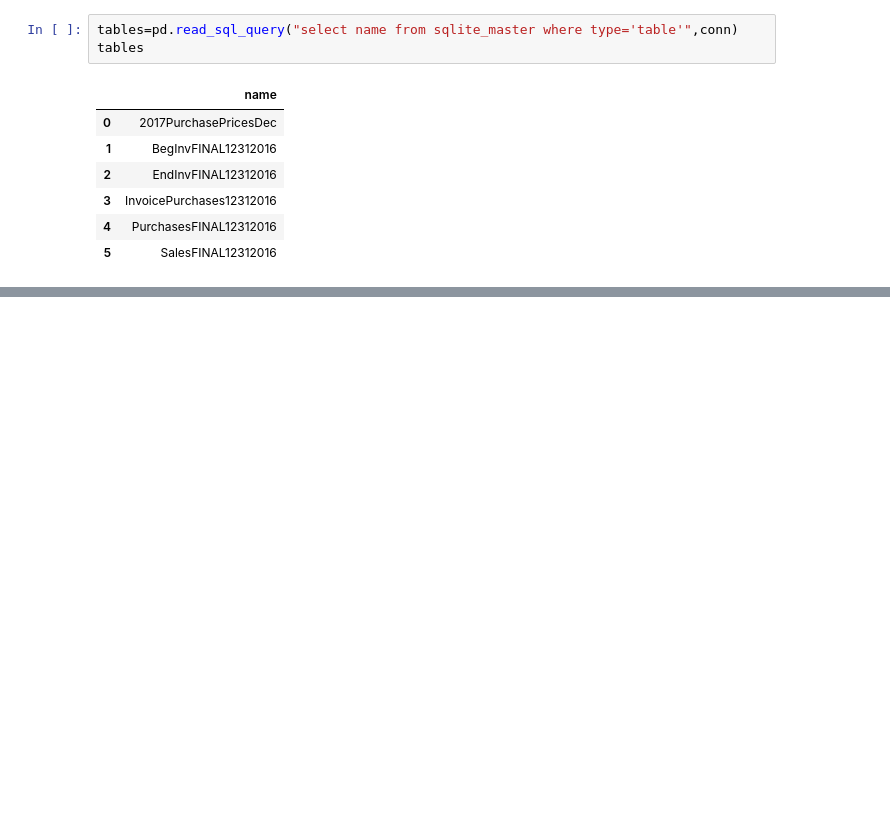
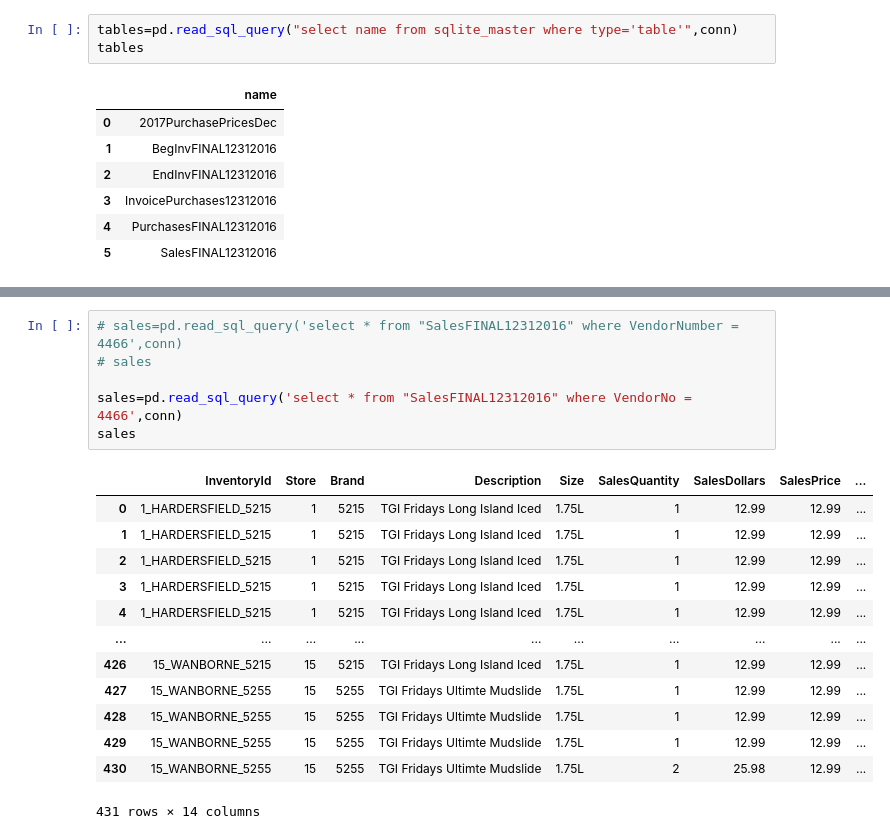
Before and after one commit to aqibfrz/DA_Vendor_Performance, a Jupyter notebook: EDA.ipynb, the cells around one changed output, grey strips where cells are left out. Saved outputs shown, nothing was run; the diff lists cells and outputs as text; blank space fills up the shorter version.

```diff
--- a/EDA.ipynb
+++ b/EDA.ipynb
@@ -98,0 +131,20 @@ purchase.groupby(['Brand','PurchasePrice'])[['Quantity','Dollars']].sum()
+# %%
+# sales=pd.read_sql_query('select * from "SalesFINAL12312016" where VendorNumber = 4466',conn)
+# sales
+
+sales=pd.read_sql_query('select * from "SalesFINAL12312016" where VendorNo = 4466',conn)
+sales
+# %% [output]
+|  | InventoryId | Store | Brand | Description | Size | SalesQuantity | SalesDollars | SalesPrice | ... |
+| 0 | 1_HARDERSFIELD_5215 | 1 | 5215 | TGI Fridays Long Island Iced | 1.75L | 1 | 12.99 | 12.99 | ... |
+| 1 | 1_HARDERSFIELD_5215 | 1 | 5215 | TGI Fridays Long Island Iced | 1.75L | 1 | 12.99 | 12.99 | ... |
+| 2 | 1_HARDERSFIELD_5215 | 1 | 5215 | TGI Fridays Long Island Iced | 1.75L | 1 | 12.99 | 12.99 | ... |
+| 3 | 1_HARDERSFIELD_5215 | 1 | 5215 | TGI Fridays Long Island Iced | 1.75L | 1 | 12.99 | 12.99 | ... |
+| 4 | 1_HARDERSFIELD_5215 | 1 | 5215 | TGI Fridays Long Island Iced | 1.75L | 1 | 12.99 | 12.99 | ... |
+| ... | ... | ... | ... | ... | ... | ... | ... | ... | ... |
+| 426 | 15_WANBORNE_5215 | 15 | 5215 | TGI Fridays Long Island Iced | 1.75L | 1 | 12.99 | 12.99 | ... |
+| 427 | 15_WANBORNE_5255 | 15 | 5255 | TGI Fridays Ultimte Mudslide | 1.75L | 1 | 12.99 | 12.99 | ... |
+| 428 | 15_WANBORNE_5255 | 15 | 5255 | TGI Fridays Ultimte Mudslide | 1.75L | 1 | 12.99 | 12.99 | ... |
+| 429 | 15_WANBORNE_5255 | 15 | 5255 | TGI Fridays Ultimte Mudslide | 1.75L | 1 | 12.99 | 12.99 | ... |
+| 430 | 15_WANBORNE_5255 | 15 | 5255 | TGI Fridays Ultimte Mudslide | 1.75L | 2 | 25.98 | 12.99 | ... |
+431 rows × 14 columns
```
Also changed, not shown: parts of 29 cells of this notebook.
